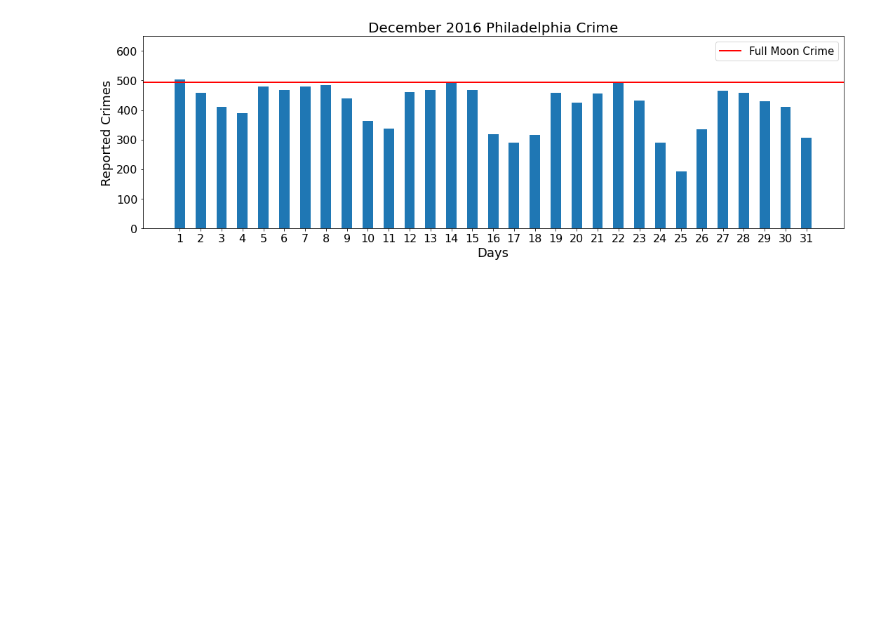
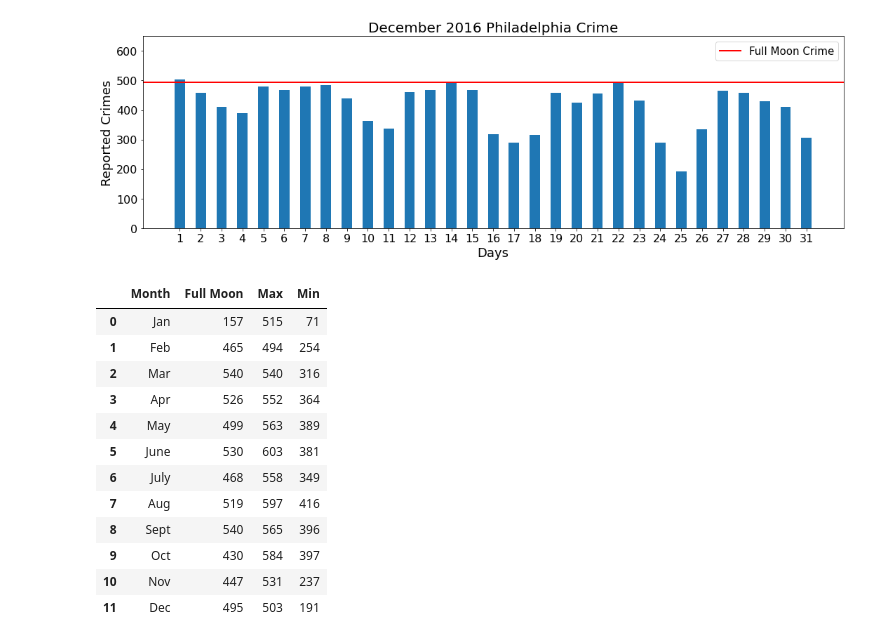
Before and after one commit to FAufenger/JupyterNotebook-FullMoon, a Jupyter notebook: Crime & The Moon/Philadelphia.ipynb, the cells around one changed output. Cells and saved outputs as stored; diff of their text form; code cells hidden in the pictures; blank space fills up the shorter version.

```diff
--- a/Crime & The Moon/Philadelphia.ipynb
+++ b/Crime & The Moon/Philadelphia.ipynb
@@ -944,3 +944,45 @@ plt.savefig('philadelphia_images/dec_2016.png')
 plt.show()
 # %% [output]
 [figure]
+# %%
+#philadelphia crime over the year
+full_moon_jan =int(philadelphia_crime_jan_24["Crime Date"].count())
+full_moon_feb =int(philadelphia_crime_feb_22["Crime Date"].count())
+full_moon_mar =int(philadelphia_crime_mar_23["Crime Date"].count())
+full_moon_apr =int(philadelphia_crime_apr_22["Crime Date"].count())
+full_moon_may =int(philadelphia_crime_may_21["Crime Date"].count())
+full_moon_jun =int(philadelphia_crime_jun_20["Crime Date"].count())
+full_moon_jul =int(philadelphia_crime_jul_20["Crime Date"].count())
+full_moon_aug =int(philadelphia_crime_aug_18["Crime Date"].count())
+full_moon_sep =int(philadelphia_crime_sep_16["Crime Date"].count())
+full_moon_oct =int(philadelphia_crime_oct_16["Crime Date"].count())
+full_moon_nov =int(philadelphia_crime_nov_14["Crime Date"].count())
+full_moon_dec =int(philadelphia_crime_dec_14["Crime Date"].count())
+philadelphia_year_crime = pd.DataFrame([['Jan', full_moon_jan, philadelphia_jan_max, philadelphia_jan_min],
+                                  ['Feb', full_moon_feb, philadelphia_feb_max, philadelphia_feb_min],
+                                  ['Mar', full_moon_mar, philadelphia_mar_max, philadelphia_mar_min],
+                                  ['Apr', full_moon_apr, philadelphia_apr_max, philadelphia_apr_min],
+                                  ['May', full_moon_may, philadelphia_may_max, philadelphia_may_min],
+                                  ['June', full_moon_jun, philadelphia_jun_max, philadelphia_jun_min],
+                                  ['July', full_moon_jul, philadelphia_jul_max, philadelphia_jul_min],
+                                  ['Aug', full_moon_aug, philadelphia_aug_max, philadelphia_aug_min],
+                                  ['Sept', full_moon_sep, philadelphia_sep_max, philadelphia_sep_min],
+                                  ['Oct', full_moon_oct, philadelphia_oct_max, philadelphia_oct_min],
+                                  ['Nov', full_moon_nov, philadelphia_nov_max, philadelphia_nov_min],
+                                  ['Dec', full_moon_dec, philadelphia_dec_max, philadelphia_dec_min]],
+                                columns=["Month", "Full Moon", "Max", "Min"])
+philadelphia_year_crime
+# %% [output]
+|  | Month | Full Moon | Max | Min |
+| 0 | Jan | 157 | 515 | 71 |
+| 1 | Feb | 465 | 494 | 254 |
+| 2 | Mar | 540 | 540 | 316 |
+| 3 | Apr | 526 | 552 | 364 |
+| 4 | May | 499 | 563 | 389 |
+| 5 | June | 530 | 603 | 381 |
+| 6 | July | 468 | 558 | 349 |
+| 7 | Aug | 519 | 597 | 416 |
+| 8 | Sept | 540 | 565 | 396 |
+| 9 | Oct | 430 | 584 | 397 |
+| 10 | Nov | 447 | 531 | 237 |
+| 11 | Dec | 495 | 503 | 191 |
```
Also changed, not shown: parts of 2 cells of this notebook, 1 other file.
